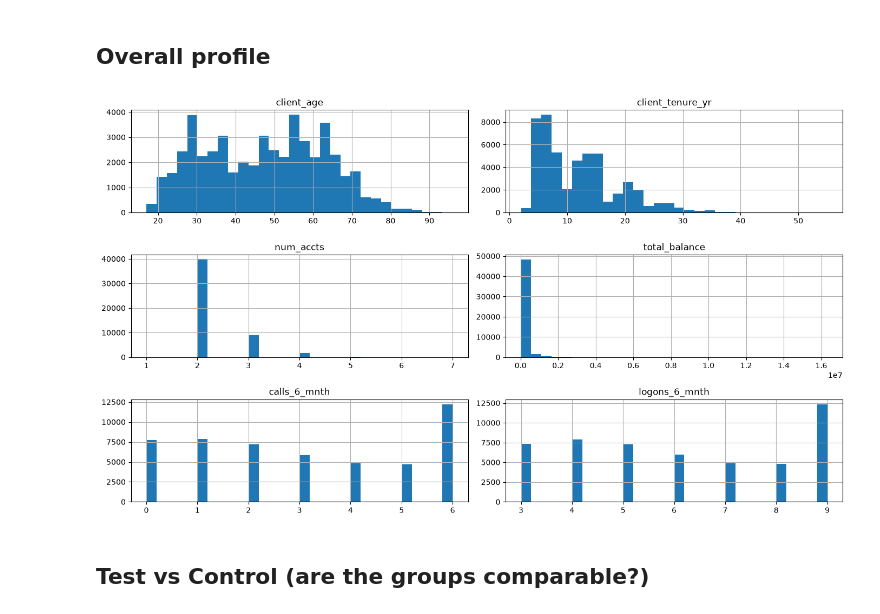
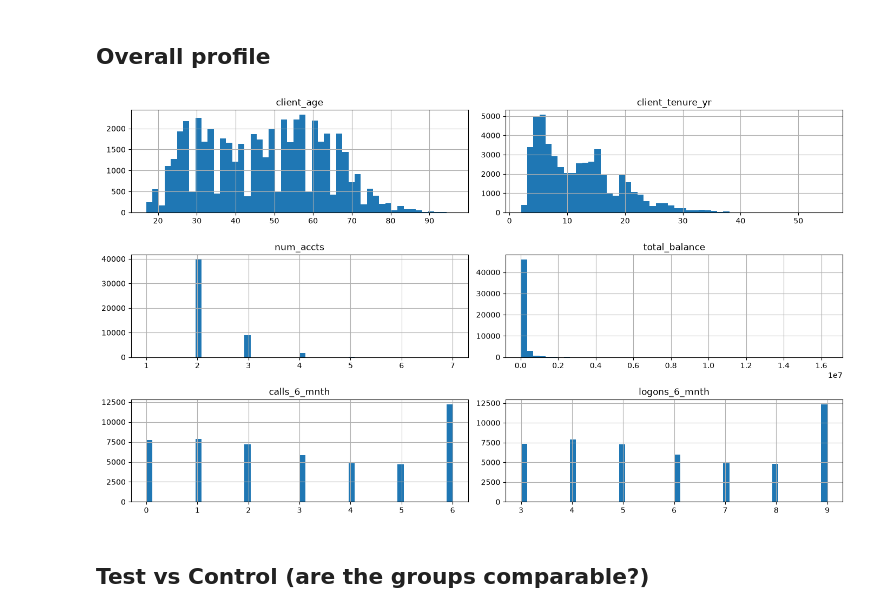
Before and after one commit to FranciscoDosReis/vanguard-FCCP-Solutions, a Jupyter notebook: notebooks/demographic_analysis_preeti.ipynb, the cells around one changed output. Cells and saved outputs as stored; diff of their text form; code cells hidden in the pictures.

```diff
--- a/notebooks/demographic_analysis_preeti.ipynb
+++ b/notebooks/demographic_analysis_preeti.ipynb
@@ -105,15 +107,13 @@ Name: count, dtype: int64
 # %%
 num_cols = ["client_age", "client_tenure_yr", "num_accts", "total_balance",
             "calls_6_mnth", "logons_6_mnth"]
 
 exp[num_cols].describe().round(2)
 exp["gender"].value_counts(normalize=True).mul(100).round(1)
-
-exp[num_cols].hist(bins=30, figsize=(14, 8))
-#exp['gender'].hist(bins=30, figsize=(14, 8))
+exp[num_cols].hist(bins=50, figsize=(14, 8))
 plt.tight_layout()
 plt.show()
 # %% [output]
-[figure, old version]
+[figure, new version]
 # %% [markdown]
 ## Test vs Control (are the groups comparable?)
```
Also changed, not shown: parts of 17 cells of this notebook, 17 other files.
